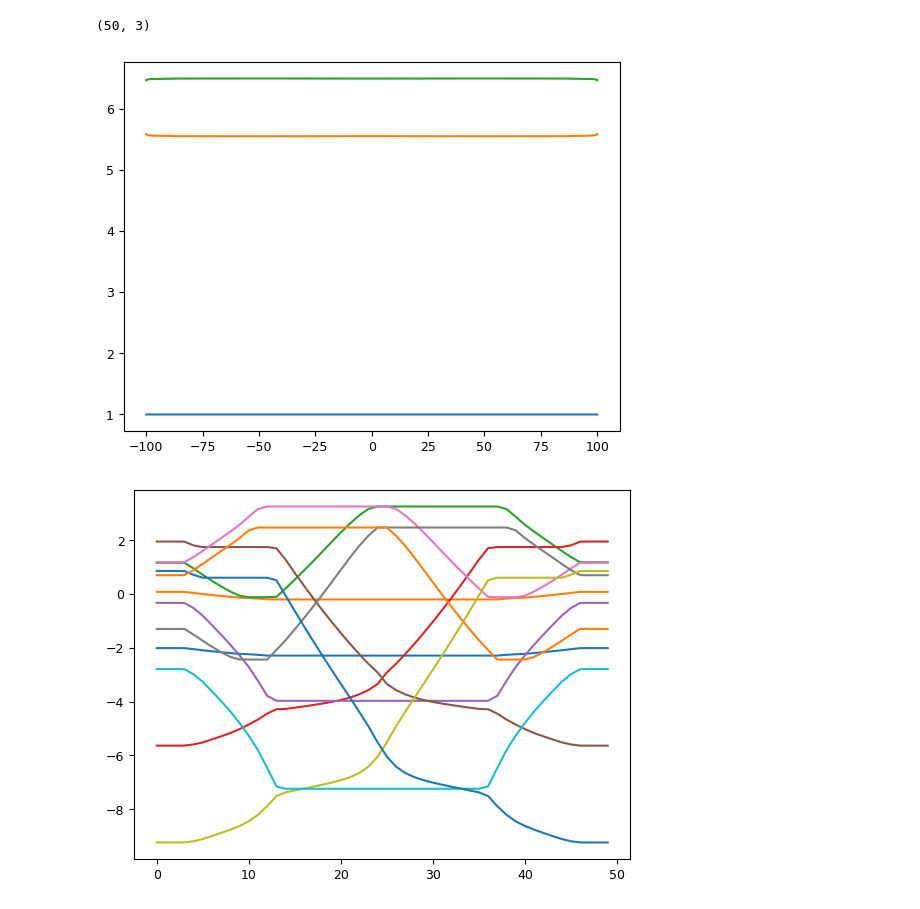
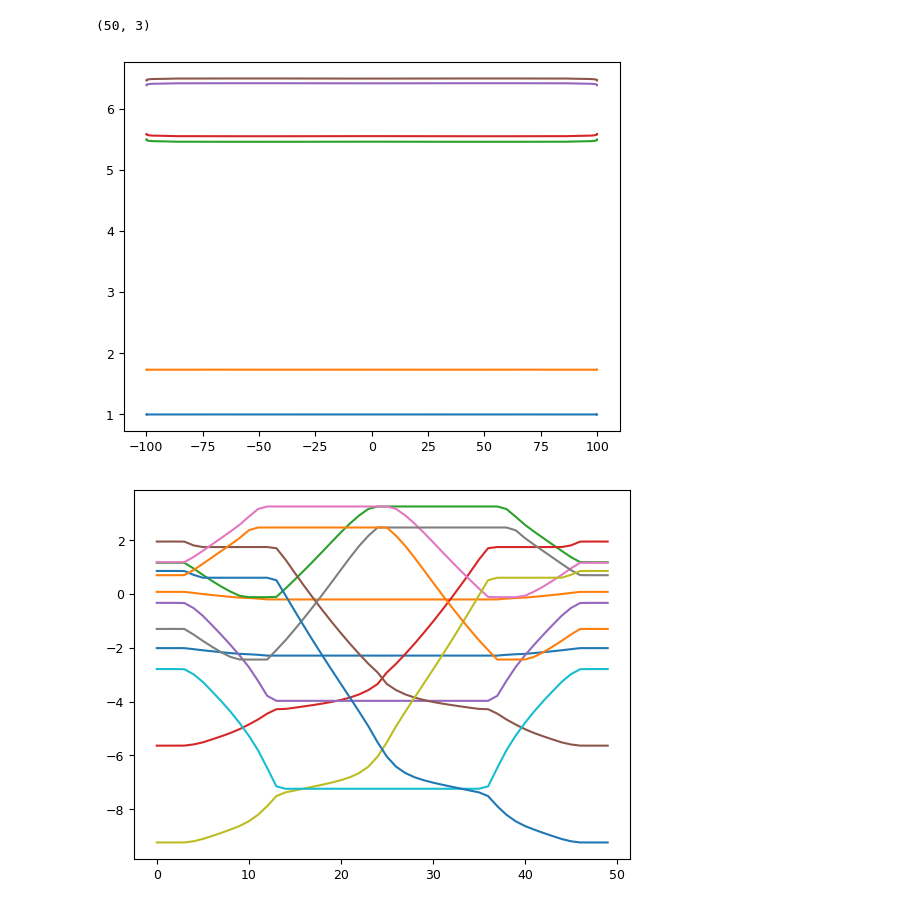
Before and after one commit to tiqi-group/pytrans-examples, a Jupyter notebook: examples/02_transport.ipynb, the cells around one changed output. Drawn from its saved outputs; the diff is of its cells as text; code cells hidden in the pictures.

```diff
--- a/examples/02_transport.ipynb
+++ b/examples/02_transport.ipynb
@@ -27,7 +27,7 @@ axial = freq_to_curv(1e6, ion=Ca40)
 rtilt = 8e7
 
 n_samples = 50
-x = zpspace(trap.x_ele(2), trap.x_ele(4), n_samples, k=5, gap=1.75)
+x_traj = zpspace(trap.x_ele(2), trap.x_ele(4), n_samples, k=5, gap=1.75)
 y0 = 0
 z0 = trap.z0
 
@@ -43,7 +43,7 @@ def step_objective(voltages, x):
         obj.HessianObjective(voltages, trap, x, y0, z0, entries='yz', value=rtilt, ion=Ca40, pseudo=False),
     ]
 
-for j, x0 in enumerate(x):
+for j, x0 in enumerate(x_traj):
     objectives += step_objective(waveform[j], x0)
 
 objectives += [
@@ -102,11 +111,14 @@ waveform = np.load(_dir / 'waveform_transport.npy')
 Analyse first / middle / last sample
 # %%
 r0 = (0, 0, trap.z0)
+roi = ((-180e-6, 180e-6), 10e-6, 10e-6)
+
+_kwargs = dict(ions=Ca40, r0=r0, roi=roi, verbose=False)
 
 fig, axes = plot_potential_make_layout(3)
-res1 = analyse_potential(trap, voltages=waveform[0], ions=Ca40, r0=r0, verbose=False, axes=axes[0])
-res1 = analyse_potential(trap, voltages=waveform[len(waveform) // 2], ions=Ca40, r0=r0, verbose=False, axes=axes[1])
-res2 = analyse_potential(trap, voltages=waveform[-1], ions=Ca40, r0=r0, verbose=False, axes=axes[2])
+res1 = analyse_potential(trap, voltages=waveform[0], axes=axes[0], **_kwargs)
+res1 = analyse_potential(trap, voltages=waveform[len(waveform) // 2], axes=axes[1], **_kwargs)
+res2 = analyse_potential(trap, voltages=waveform[-1], axes=axes[2], **_kwargs)
 
 res2
 # %% [output]
@@ -137,3 +147,12 @@ results = analyse_waveform(trap, waveform, ions=[Ca40, Be9], ion1=Ca40, r0=r0)
 # %%
+r0s = [(x, 0, trap.z0) for x in x_traj]
+
+# ions = [Be9, Ca40, Be9]
+ions = [Ca40, Ca40]
+results = analyse_waveform(trap, waveform, ions=ions, ion1=Ca40, r0=r0s, roi=roi)
+
 x_eq = np.stack([r.x_eq * 1e6 for r in results], axis=0)
 freqs = np.stack([r.mode_freqs * 1e-6 for r in results], axis=0)
+
+x_eq2 = np.stack([r.mode_solver_results.x_eq * 1e6 for r in results], axis=0)
+freqs2 = np.stack([r.mode_solver_results.mode_freqs * 1e-6 for r in results], axis=0)
@@ -156,9 +188,9 @@ freqs.shape
 (50, 3)
 # %%
 
-plt.plot(xx, freqs);
+plt.plot(xx, freqs2);
 # %% [output]
-[figure, old version]
+[figure, new version]
 # %%
 plt.plot(waveform);
 # %% [output]
```
Also changed, not shown: parts of 10 cells of this notebook, 6 other files.
